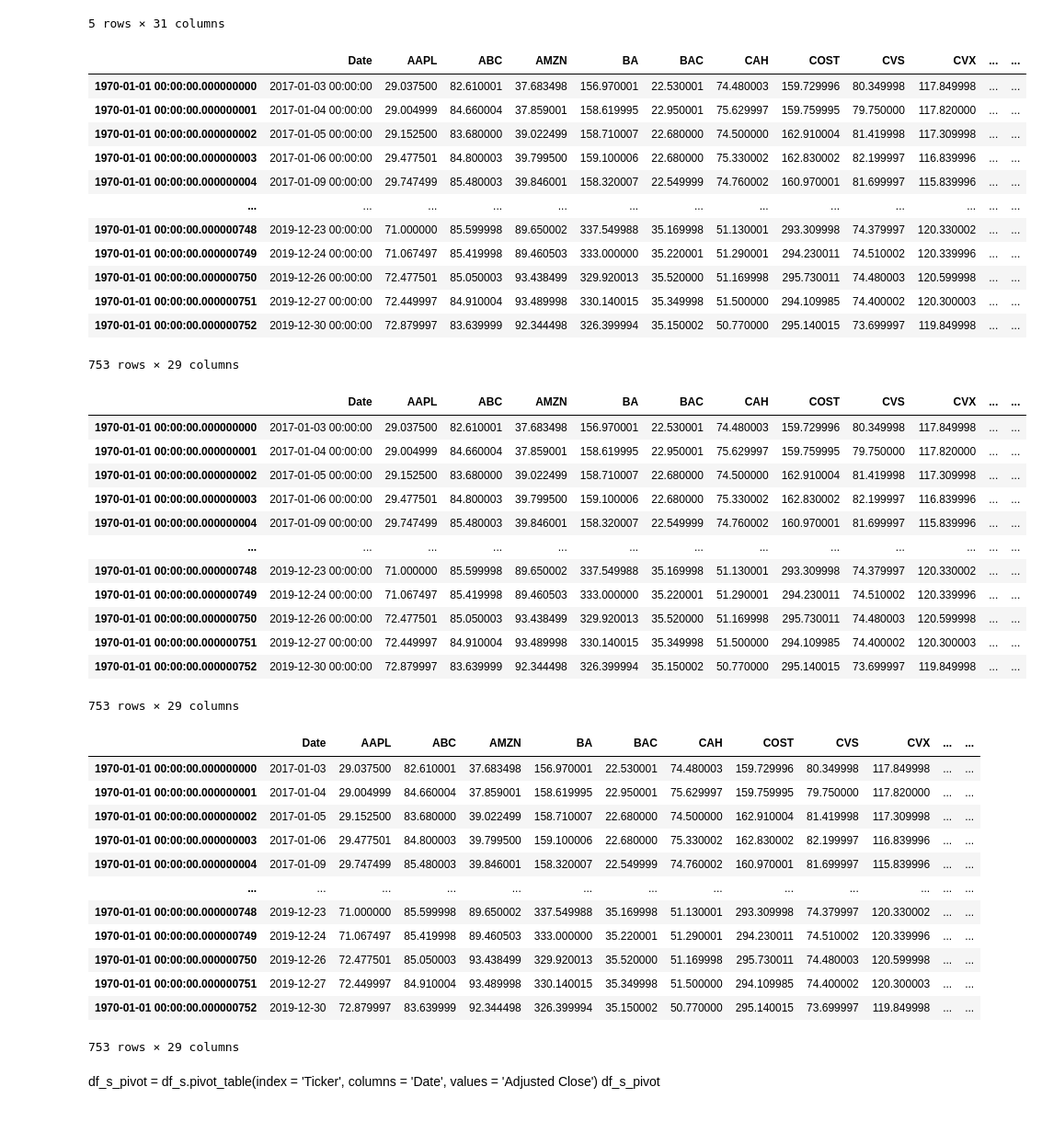
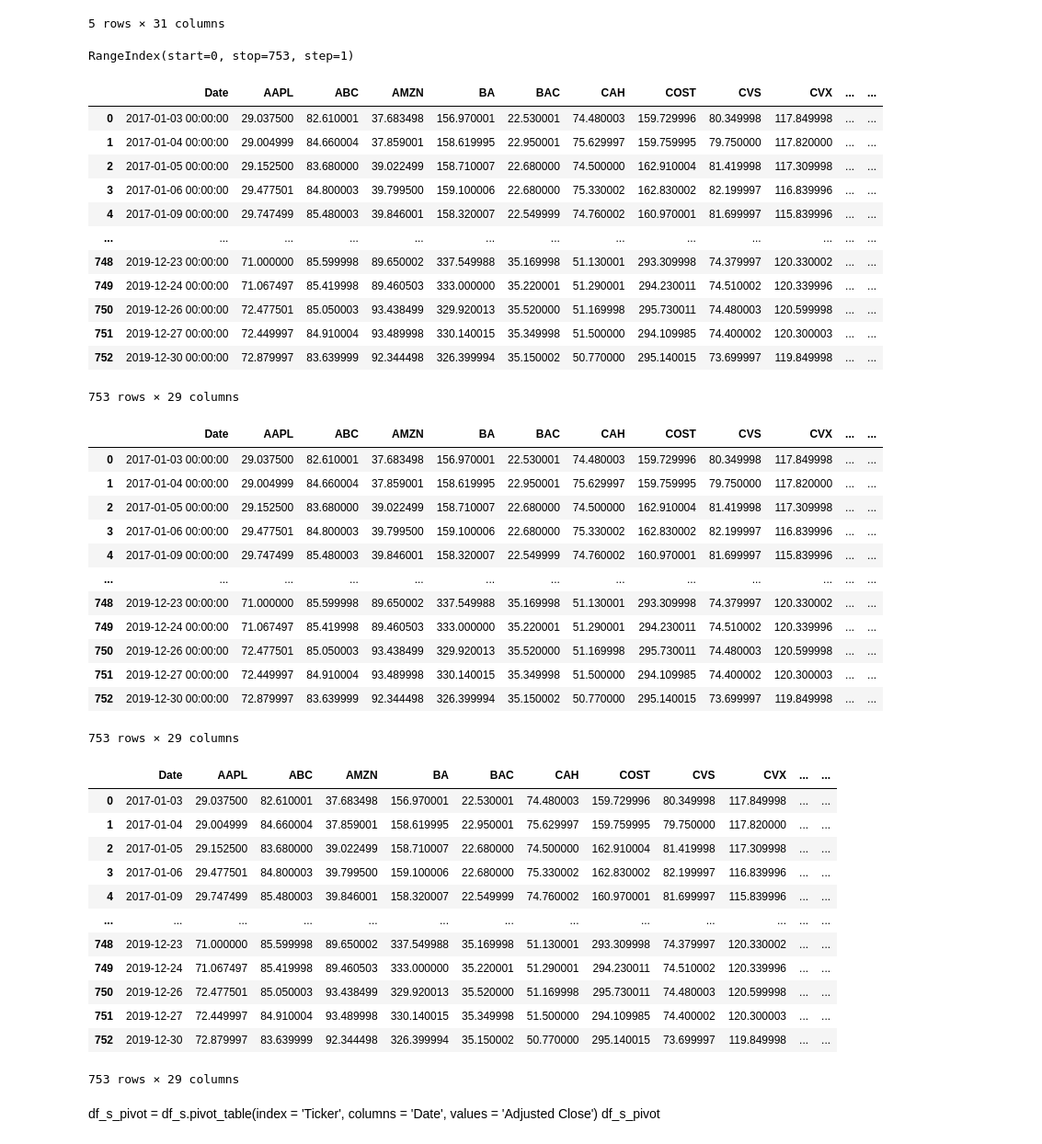
Before and after one commit to sayedmcmaster/stock-price-prediction-using-graph-convolutional-neural-networks, a Jupyter notebook: yfinance_find-stock-tickers-in-news-articles-create-graph-predict-with-gcn.ipynb, the cells around one changed output. Shown at 92% size. Saved outputs shown, nothing was run; the diff lists cells and outputs as text; code cells hidden in the pictures.

```diff
--- a/yfinance_find-stock-tickers-in-news-articles-create-graph-predict-with-gcn.ipynb
+++ b/yfinance_find-stock-tickers-in-news-articles-create-graph-predict-with-gcn.ipynb
@@ -345,6 +358,10 @@ df.head()
 | 3 | 2017-01-06 00:00:00 | 29.477501 | 84.800003 | 39.799500 | NaN | 159.100006 | 22.680000 | 75.330002 | 162.830002 | 82.199997 | ... | ... |
 | 4 | 2017-01-09 00:00:00 | 29.747499 | 85.480003 | 39.846001 | NaN | 158.320007 | 22.549999 | 74.760002 | 160.970001 | 81.699997 | ... | ... |
 5 rows × 31 columns
+# %%
+df.index
+# %% [output]
+RangeIndex(start=0, stop=753, step=1)
 # %%
 drop_cols_with_na = 1
 drop_rows_with_na = 0
@@ -356,62 +373,62 @@ try:
   df = df.interpolate(inplace = False)
 except:
   print("An exception occurred. Operation ignored")
   exit
 
 df.isnull().values.any()
 df[df.isna().any(axis = 1)]
 
 
 #----
 
 
 
 if drop_cols_with_na == 1:
     df = df.dropna(axis = 1);
 
 df, df.shape
 
 ## --
 
 df.isnull().values.any()
 df[df.isna().any( axis = 1 )]
 
 
 ## --
 
 # df_s_transpose.index = df_s_transpose['Date']
-df.index = df.index.astype('datetime64[ns]')
+#df.index = df.index.astype('datetime64[ns]')
 df
 # %% [output]
 |  | Date | AAPL | ABC | AMZN | BA | BAC | CAH | COST | CVS | CVX | ... | ... |
-| 1970-01-01 00:00:00.000000000 | 2017-01-03 00:00:00 | 29.037500 | 82.610001 | 37.683498 | 156.970001 | 22.530001 | 74.480003 | 159.729996 | 80.349998 | 117.849998 | ... | ... |
-| 1970-01-01 00:00:00.000000001 | 2017-01-04 00:00:00 | 29.004999 | 84.660004 | 37.859001 | 158.619995 | 22.950001 | 75.629997 | 159.759995 | 79.750000 | 117.820000 | ... | ... |
-| 1970-01-01 00:00:00.000000002 | 2017-01-05 00:00:00 | 29.152500 | 83.680000 | 39.022499 | 158.710007 | 22.680000 | 74.500000 | 162.910004 | 81.419998 | 117.309998 | ... | ... |
-| 1970-01-01 00:00:00.000000003 | 2017-01-06 00:00:00 | 29.477501 | 84.800003 | 39.799500 | 159.100006 | 22.680000 | 75.330002 | 162.830002 | 82.199997 | 116.839996 | ... | ... |
-| 1970-01-01 00:00:00.000000004 | 2017-01-09 00:00:00 | 29.747499 | 85.480003 | 39.846001 | 158.320007 | 22.549999 | 74.760002 | 160.970001 | 81.699997 | 115.839996 | ... | ... |
+| 0 | 2017-01-03 00:00:00 | 29.037500 | 82.610001 | 37.683498 | 156.970001 | 22.530001 | 74.480003 | 159.729996 | 80.349998 | 117.849998 | ... | ... |
+| 1 | 2017-01-04 00:00:00 | 29.004999 | 84.660004 | 37.859001 | 158.619995 | 22.950001 | 75.629997 | 159.759995 | 79.750000 | 117.820000 | ... | ... |
+| 2 | 2017-01-05 00:00:00 | 29.152500 | 83.680000 | 39.022499 | 158.710007 | 22.680000 | 74.500000 | 162.910004 | 81.419998 | 117.309998 | ... | ... |
+| 3 | 2017-01-06 00:00:00 | 29.477501 | 84.800003 | 39.799500 | 159.100006 | 22.680000 | 75.330002 | 162.830002 | 82.199997 | 116.839996 | ... | ... |
+| 4 | 2017-01-09 00:00:00 | 29.747499 | 85.480003 | 39.846001 | 158.320007 | 22.549999 | 74.760002 | 160.970001 | 81.699997 | 115.839996 | ... | ... |
 | ... | ... | ... | ... | ... | ... | ... | ... | ... | ... | ... | ... | ... |
-| 1970-01-01 00:00:00.000000748 | 2019-12-23 00:00:00 | 71.000000 | 85.599998 | 89.650002 | 337.549988 | 35.169998 | 51.130001 | 293.309998 | 74.379997 | 120.330002 | ... | ... |
-| 1970-01-01 00:00:00.000000749 | 2019-12-24 00:00:00 | 71.067497 | 85.419998 | 89.460503 | 333.000000 | 35.220001 | 51.290001 | 294.230011 | 74.510002 | 120.339996 | ... | ... |
-| 1970-01-01 00:00:00.000000750 | 2019-12-26 00:00:00 | 72.477501 | 85.050003 | 93.438499 | 329.920013 | 35.520000 | 51.169998 | 295.730011 | 74.480003 | 120.599998 | ... | ... |
-| 1970-01-01 00:00:00.000000751 | 2019-12-27 00:00:00 | 72.449997 | 84.910004 | 93.489998 | 330.140015 | 35.349998 | 51.500000 | 294.109985 | 74.400002 | 120.300003 | ... | ... |
-| 1970-01-01 00:00:00.000000752 | 2019-12-30 00:00:00 | 72.879997 | 83.639999 | 92.344498 | 326.399994 | 35.150002 | 50.770000 | 295.140015 | 73.699997 | 119.849998 | ... | ... |
+| 748 | 2019-12-23 00:00:00 | 71.000000 | 85.599998 | 89.650002 | 337.549988 | 35.169998 | 51.130001 | 293.309998 | 74.379997 | 120.330002 | ... | ... |
+| 749 | 2019-12-24 00:00:00 | 71.067497 | 85.419998 | 89.460503 | 333.000000 | 35.220001 | 51.290001 | 294.230011 | 74.510002 | 120.339996 | ... | ... |
+| 750 | 2019-12-26 00:00:00 | 72.477501 | 85.050003 | 93.438499 | 329.920013 | 35.520000 | 51.169998 | 295.730011 | 74.480003 | 120.599998 | ... | ... |
+| 751 | 2019-12-27 00:00:00 | 72.449997 | 84.910004 | 93.489998 | 330.140015 | 35.349998 | 51.500000 | 294.109985 | 74.400002 | 120.300003 | ... | ... |
+| 752 | 2019-12-30 00:00:00 | 72.879997 | 83.639999 | 92.344498 | 326.399994 | 35.150002 | 50.770000 | 295.140015 | 73.699997 | 119.849998 | ... | ... |
 753 rows × 29 columns
 # %%
 df_s =  df #[ ['Ticker', 'Date', 'Adjusted Close'] ];
 df_s
 # %% [output]
 |  | Date | AAPL | ABC | AMZN | BA | BAC | CAH | COST | CVS | CVX | ... | ... |
-| 1970-01-01 00:00:00.000000000 | 2017-01-03 00:00:00 | 29.037500 | 82.610001 | 37.683498 | 156.970001 | 22.530001 | 74.480003 | 159.729996 | 80.349998 | 117.849998 | ... | ... |
-| 1970-01-01 00:00:00.000000001 | 2017-01-04 00:00:00 | 29.004999 | 84.660004 | 37.859001 | 158.619995 | 22.950001 | 75.629997 | 159.759995 | 79.750000 | 117.820000 | ... | ... |
-| 1970-01-01 00:00:00.000000002 | 2017-01-05 00:00:00 | 29.152500 | 83.680000 | 39.022499 | 158.710007 | 22.680000 | 74.500000 | 162.910004 | 81.419998 | 117.309998 | ... | ... |
-| 1970-01-01 00:00:00.000000003 | 2017-01-06 00:00:00 | 29.477501 | 84.800003 | 39.799500 | 159.100006 | 22.680000 | 75.330002 | 162.830002 | 82.199997 | 116.839996 | ... | ... |
-| 1970-01-01 00:00:00.000000004 | 2017-01-09 00:00:00 | 29.747499 | 85.480003 | 39.846001 | 158.320007 | 22.549999 | 74.760002 | 160.970001 | 81.699997 | 115.839996 | ... | ... |
+| 0 | 2017-01-03 00:00:00 | 29.037500 | 82.610001 | 37.683498 | 156.970001 | 22.530001 | 74.480003 | 159.729996 | 80.349998 | 117.849998 | ... | ... |
+| 1 | 2017-01-04 00:00:00 | 29.004999 | 84.660004 | 37.859001 | 158.619995 | 22.950001 | 75.629997 | 159.759995 | 79.750000 | 117.820000 | ... | ... |
+| 2 | 2017-01-05 00:00:00 | 29.152500 | 83.680000 | 39.022499 | 158.710007 | 22.680000 | 74.500000 | 162.910004 | 81.419998 | 117.309998 | ... | ... |
+| 3 | 2017-01-06 00:00:00 | 29.477501 | 84.800003 | 39.799500 | 159.100006 | 22.680000 | 75.330002 | 162.830002 | 82.199997 | 116.839996 | ... | ... |
+| 4 | 2017-01-09 00:00:00 | 29.747499 | 85.480003 | 39.846001 | 158.320007 | 22.549999 | 74.760002 | 160.970001 | 81.699997 | 115.839996 | ... | ... |
 | ... | ... | ... | ... | ... | ... | ... | ... | ... | ... | ... | ... | ... |
-| 1970-01-01 00:00:00.000000748 | 2019-12-23 00:00:00 | 71.000000 | 85.599998 | 89.650002 | 337.549988 | 35.169998 | 51.130001 | 293.309998 | 74.379997 | 120.330002 | ... | ... |
-| 1970-01-01 00:00:00.000000749 | 2019-12-24 00:00:00 | 71.067497 | 85.419998 | 89.460503 | 333.000000 | 35.220001 | 51.290001 | 294.230011 | 74.510002 | 120.339996 | ... | ... |
-| 1970-01-01 00:00:00.000000750 | 2019-12-26 00:00:00 | 72.477501 | 85.050003 | 93.438499 | 329.920013 | 35.520000 | 51.169998 | 295.730011 | 74.480003 | 120.599998 | ... | ... |
-| 1970-01-01 00:00:00.000000751 | 2019-12-27 00:00:00 | 72.449997 | 84.910004 | 93.489998 | 330.140015 | 35.349998 | 51.500000 | 294.109985 | 74.400002 | 120.300003 | ... | ... |
-| 1970-01-01 00:00:00.000000752 | 2019-12-30 00:00:00 | 72.879997 | 83.639999 | 92.344498 | 326.399994 | 35.150002 | 50.770000 | 295.140015 | 73.699997 | 119.849998 | ... | ... |
+| 748 | 2019-12-23 00:00:00 | 71.000000 | 85.599998 | 89.650002 | 337.549988 | 35.169998 | 51.130001 | 293.309998 | 74.379997 | 120.330002 | ... | ... |
+| 749 | 2019-12-24 00:00:00 | 71.067497 | 85.419998 | 89.460503 | 333.000000 | 35.220001 | 51.290001 | 294.230011 | 74.510002 | 120.339996 | ... | ... |
+| 750 | 2019-12-26 00:00:00 | 72.477501 | 85.050003 | 93.438499 | 329.920013 | 35.520000 | 51.169998 | 295.730011 | 74.480003 | 120.599998 | ... | ... |
+| 751 | 2019-12-27 00:00:00 | 72.449997 | 84.910004 | 93.489998 | 330.140015 | 35.349998 | 51.500000 | 294.109985 | 74.400002 | 120.300003 | ... | ... |
+| 752 | 2019-12-30 00:00:00 | 72.879997 | 83.639999 | 92.344498 | 326.399994 | 35.150002 | 50.770000 | 295.140015 | 73.699997 | 119.849998 | ... | ... |
 753 rows × 29 columns
 # %%
 df_s["Date"] = df_s["Date"].astype('datetime64[ns]')
@@ -419,17 +436,17 @@ df_s = df_s.sort_values( by = 'Date', ascending = True )
 df_s
 # %% [output]
 |  | Date | AAPL | ABC | AMZN | BA | BAC | CAH | COST | CVS | CVX | ... | ... |
-| 1970-01-01 00:00:00.000000000 | 2017-01-03 | 29.037500 | 82.610001 | 37.683498 | 156.970001 | 22.530001 | 74.480003 | 159.729996 | 80.349998 | 117.849998 | ... | ... |
-| 1970-01-01 00:00:00.000000001 | 2017-01-04 | 29.004999 | 84.660004 | 37.859001 | 158.619995 | 22.950001 | 75.629997 | 159.759995 | 79.750000 | 117.820000 | ... | ... |
-| 1970-01-01 00:00:00.000000002 | 2017-01-05 | 29.152500 | 83.680000 | 39.022499 | 158.710007 | 22.680000 | 74.500000 | 162.910004 | 81.419998 | 117.309998 | ... | ... |
-| 1970-01-01 00:00:00.000000003 | 2017-01-06 | 29.477501 | 84.800003 | 39.799500 | 159.100006 | 22.680000 | 75.330002 | 162.830002 | 82.199997 | 116.839996 | ... | ... |
-| 1970-01-01 00:00:00.000000004 | 2017-01-09 | 29.747499 | 85.480003 | 39.846001 | 158.320007 | 22.549999 | 74.760002 | 160.970001 | 81.699997 | 115.839996 | ... | ... |
+| 0 | 2017-01-03 | 29.037500 | 82.610001 | 37.683498 | 156.970001 | 22.530001 | 74.480003 | 159.729996 | 80.349998 | 117.849998 | ... | ... |
+| 1 | 2017-01-04 | 29.004999 | 84.660004 | 37.859001 | 158.619995 | 22.950001 | 75.629997 | 159.759995 | 79.750000 | 117.820000 | ... | ... |
+| 2 | 2017-01-05 | 29.152500 | 83.680000 | 39.022499 | 158.710007 | 22.680000 | 74.500000 | 162.910004 | 81.419998 | 117.309998 | ... | ... |
+| 3 | 2017-01-06 | 29.477501 | 84.800003 | 39.799500 | 159.100006 | 22.680000 | 75.330002 | 162.830002 | 82.199997 | 116.839996 | ... | ... |
+| 4 | 2017-01-09 | 29.747499 | 85.480003 | 39.846001 | 158.320007 | 22.549999 | 74.760002 | 160.970001 | 81.699997 | 115.839996 | ... | ... |
 | ... | ... | ... | ... | ... | ... | ... | ... | ... | ... | ... | ... | ... |
-| 1970-01-01 00:00:00.000000748 | 2019-12-23 | 71.000000 | 85.599998 | 89.650002 | 337.549988 | 35.169998 | 51.130001 | 293.309998 | 74.379997 | 120.330002 | ... | ... |
-| 1970-01-01 00:00:00.000000749 | 2019-12-24 | 71.067497 | 85.419998 | 89.460503 | 333.000000 | 35.220001 | 51.290001 | 294.230011 | 74.510002 | 120.339996 | ... | ... |
-| 1970-01-01 00:00:00.000000750 | 2019-12-26 | 72.477501 | 85.050003 | 93.438499 | 329.920013 | 35.520000 | 51.169998 | 295.730011 | 74.480003 | 120.599998 | ... | ... |
-| 1970-01-01 00:00:00.000000751 | 2019-12-27 | 72.449997 | 84.910004 | 93.489998 | 330.140015 | 35.349998 | 51.500000 | 294.109985 | 74.400002 | 120.300003 | ... | ... |
-| 1970-01-01 00:00:00.000000752 | 2019-12-30 | 72.879997 | 83.639999 | 92.344498 | 326.399994 | 35.150002 | 50.770000 | 295.140015 | 73.699997 | 119.849998 | ... | ... |
+| 748 | 2019-12-23 | 71.000000 | 85.599998 | 89.650002 | 337.549988 | 35.169998 | 51.130001 | 293.309998 | 74.379997 | 120.330002 | ... | ... |
+| 749 | 2019-12-24 | 71.067497 | 85.419998 | 89.460503 | 333.000000 | 35.220001 | 51.290001 | 294.230011 | 74.510002 | 120.339996 | ... | ... |
+| 750 | 2019-12-26 | 72.477501 | 85.050003 | 93.438499 | 329.920013 | 35.520000 | 51.169998 | 295.730011 | 74.480003 | 120.599998 | ... | ... |
+| 751 | 2019-12-27 | 72.449997 | 84.910004 | 93.489998 | 330.140015 | 35.349998 | 51.500000 | 294.109985 | 74.400002 | 120.300003 | ... | ... |
+| 752 | 2019-12-30 | 72.879997 | 83.639999 | 92.344498 | 326.399994 | 35.150002 | 50.770000 | 295.140015 | 73.699997 | 119.849998 | ... | ... |
 753 rows × 29 columns
 # %% [markdown]
 df_s_pivot = df_s.pivot_table(index = 'Ticker', columns = 'Date', values = 'Adjusted Close')
```
Also changed, not shown: parts of 24 cells of this notebook.
